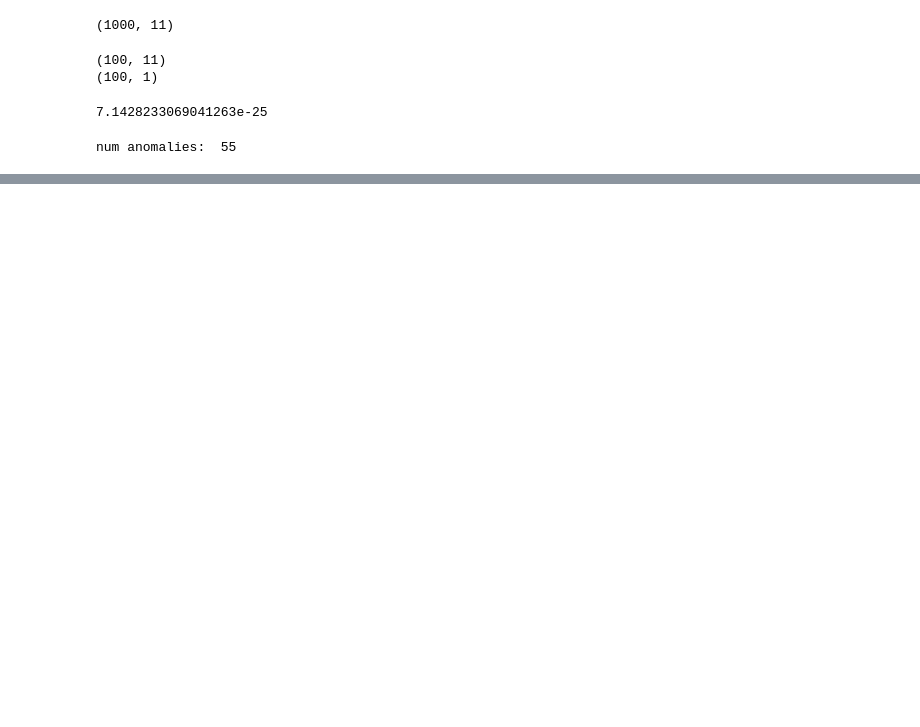
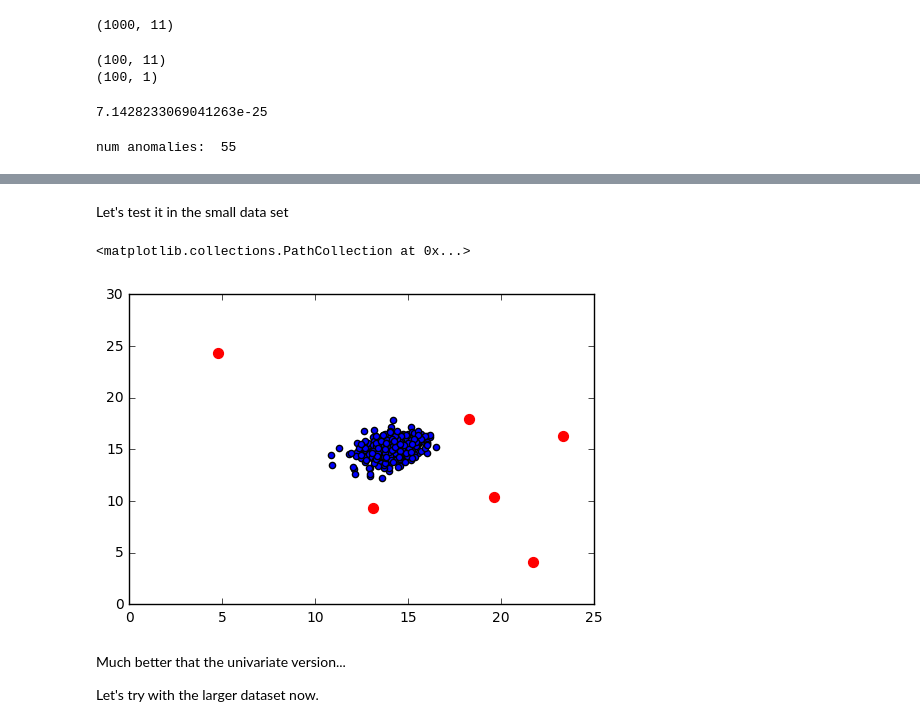
Before and after one commit to eduardbonada/ML-AndrewNg, a Jupyter notebook: ex8a. anomaly detection/Anomaly Detection.ipynb, the cells around one changed output, grey strips where cells are left out. Saved outputs shown, nothing was run; the diff lists cells and outputs as text; code cells hidden in the pictures; blank space fills up the shorter version.

Commit message:
Added Multivariate Gaussian Distribution to AD exercise

```diff
--- a/ex8a. anomaly detection/Anomaly Detection.ipynb
+++ b/ex8a. anomaly detection/Anomaly Detection.ipynb
@@ -170,0 +214,46 @@ num anomalies:  55
+# %%
+# Function that estimates the gaussian parameters mu and sigma of a given dataset X (multivariate gaussian distribution)
+# params:
+# - X: data matrix [num_samples x num_features]
+# returns:
+# - mu: means of the features [num_features]
+# - sigma2: sigma squared of the features [num_features]
+def estimate_gaussian_params_mv(X):
+    mu = X.mean(axis=0)
+    sigma2 = ((X-mu).T.dot(X-mu))/float(X.shape[0])
+
+    return mu, sigma2
+# %% [markdown]
+Let's test it in the small data set
+# %%
+# load (unlabeled) data
+X = loadmat('ex8data1.mat')['X']
+X.shape
+
+# load (labeled) validation data (used to compute F1 score ans select the threshold value)
+X_val = loadmat('ex8data1.mat')['Xval']
+y_val = loadmat('ex8data1.mat')['yval']
+
+# estimate the gaussian parameters
+mu, sigma2 = estimate_gaussian_params_mv(X)
+
+# compute the gaussian value of each feature for each sample (probabilities p(x1), p(x2),... )
+gaussian_probabilities = compute_gaussian_probabilities_mv(X, mu, sigma2)
+gaussian_probabilities_val = compute_gaussian_probabilities_mv(X_val, mu, sigma2)
+
+# compute epsilon threshold
+epsilon = select_threshold(gaussian_probabilities_val, y_val)
+epsilon
+
+# get anomalies and plot them
+anomalies = np.where(gaussian_probabilities < epsilon)
+fig, ax = plt.subplots(figsize=(6,4))
+ax.scatter(X[:,0], X[:,1])
+ax.scatter(X[anomalies[0],0], X[anomalies[0],1], s=50, color='r', marker='o')
+# %% [output]
+<matplotlib.collections.PathCollection at 0x...>
+[figure, added]
+# %% [markdown]
+Much better that the univariate version...
+
+Let's try with the larger dataset now.
```
Also changed, not shown: parts of 6 cells of this notebook, 1 other file.
